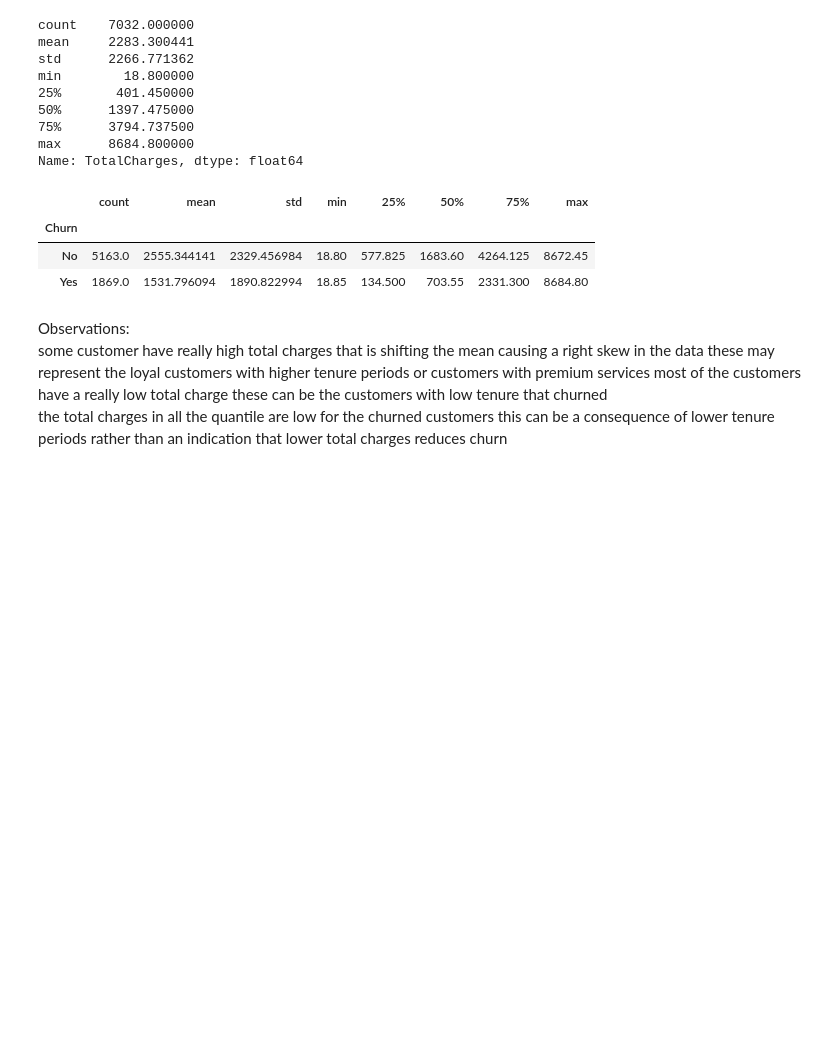
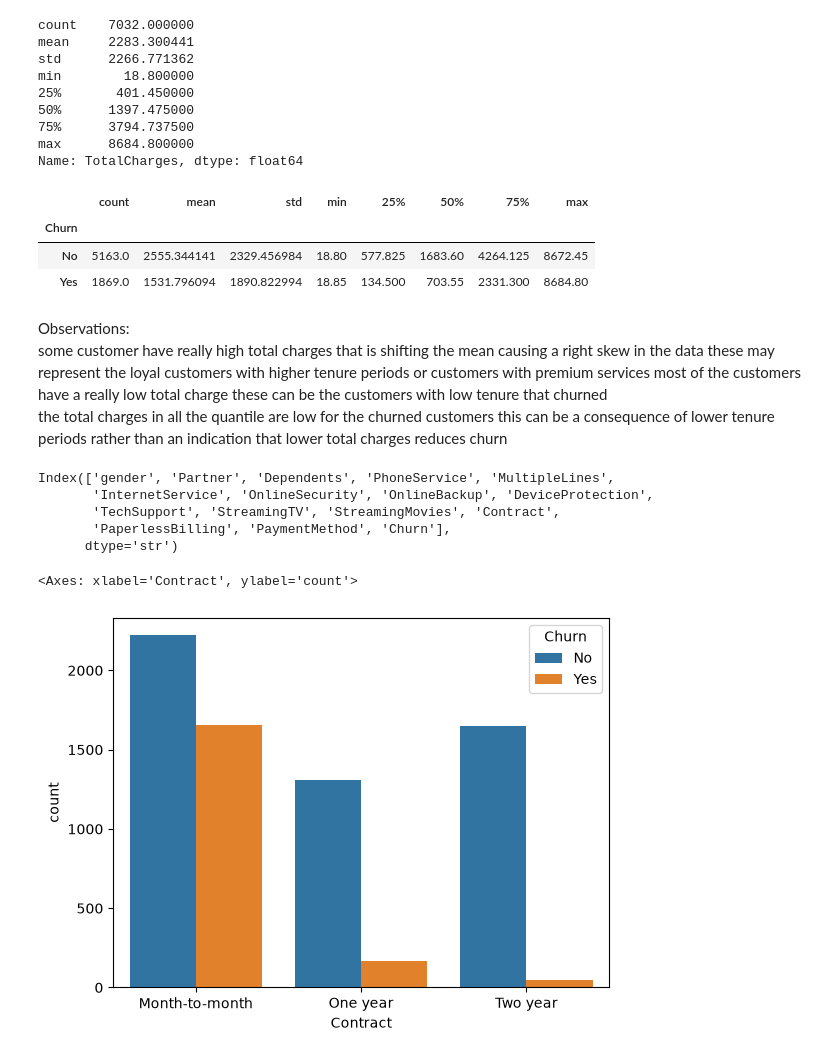
Before and after one commit to SuryanshThapliyal/IBM-Telco-customer-churn-prediction, a Jupyter notebook: customer_churn.ipynb, the cells around one changed output. Cells and saved outputs as stored; diff of their text form; code cells hidden in the pictures; blank space fills up the shorter version.

Commit message:
some univariate and multivariate analysis of categorical columns done

```diff
--- a/customer_churn.ipynb
+++ b/customer_churn.ipynb
@@ -275,3 +275,18 @@ Observations:
 some customer have really high total charges that is shifting the mean causing a right skew in the data these may represent the loyal customers with higher tenure periods or customers with premium services
 most of the customers have a really low total charge these can be the customers with low tenure that churned
 the total charges in all the quantile are low for the churned customers this can be a consequence of lower tenure periods rather than an indication that lower total charges reduces churn
+# %%
+df = df.drop('customerID', axis=1)
+catcols = df.select_dtypes(include=['object']).columns
+catcols
+# %% [output]
+Index(['gender', 'Partner', 'Dependents', 'PhoneService', 'MultipleLines',
+       'InternetService', 'OnlineSecurity', 'OnlineBackup', 'DeviceProtection',
+       'TechSupport', 'StreamingTV', 'StreamingMovies', 'Contract',
+       'PaperlessBilling', 'PaymentMethod', 'Churn'],
+      dtype='str')
+# %%
+sns.countplot(x=df['Contract'], hue =df['Churn'])
+# %% [output]
+<Axes: xlabel='Contract', ylabel='count'>
+[figure, added]
```
Also changed, not shown: parts of 41 cells of this notebook.
